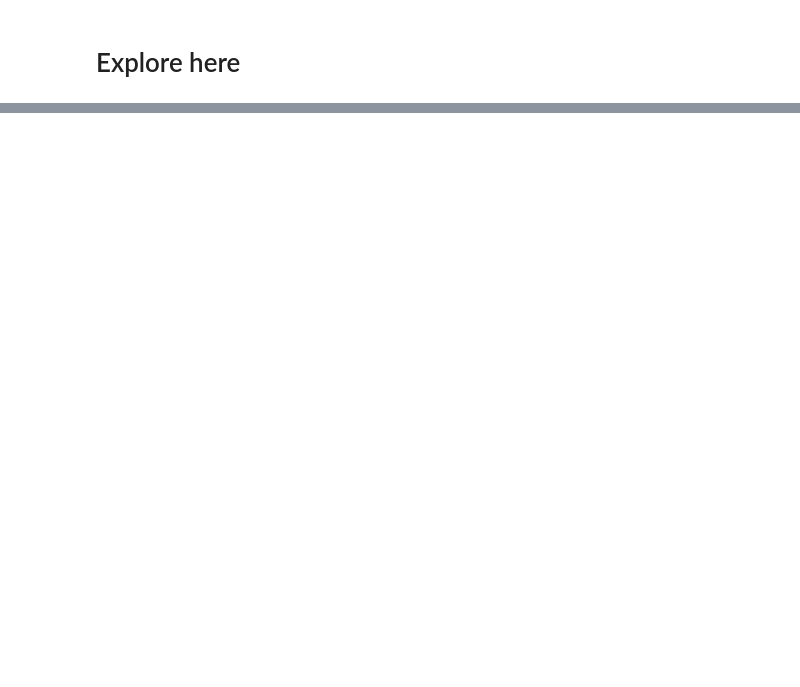
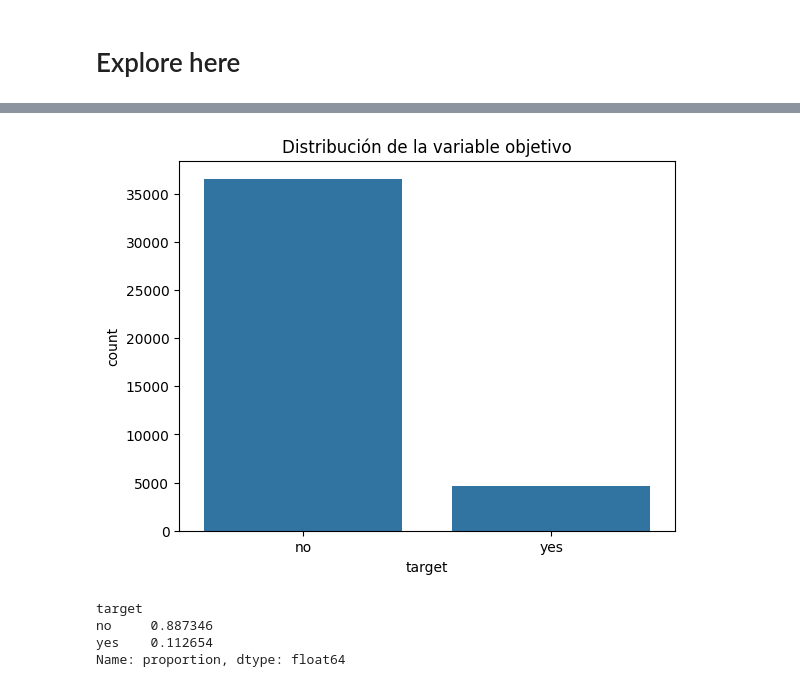
Before and after one commit to JozueDev/Proyecto-de-Regresi-n-Log-stica, a Jupyter notebook: src/explore.ipynb, the cells around one changed output, grey strips where cells are left out. Cells and saved outputs as stored; diff of their text form; code cells hidden in the pictures; blank space fills up the shorter version.

```diff
--- a/src/explore.ipynb
+++ b/src/explore.ipynb
@@ -94,0 +27,2 @@ total_data.drop(['ID'], axis=1, inplace=True)
+# %%
+df.rename(columns={'y': 'target'}, inplace=True)
@@ -94,0 +69,12 @@ total_data.drop(['ID'], axis=1, inplace=True)
+# %%
+# 4. Análisis de la variable objetivo (binaria)
+sns.countplot(x='target', data=df)
+plt.title('Distribución de la variable objetivo')
+plt.show()
+df['target'].value_counts(normalize=True)
+# %% [output]
+[figure, added]
+target
+no     0.887346
+yes    0.112654
+Name: proportion, dtype: float64
```
Also changed, not shown: parts of 20 cells of this notebook.
